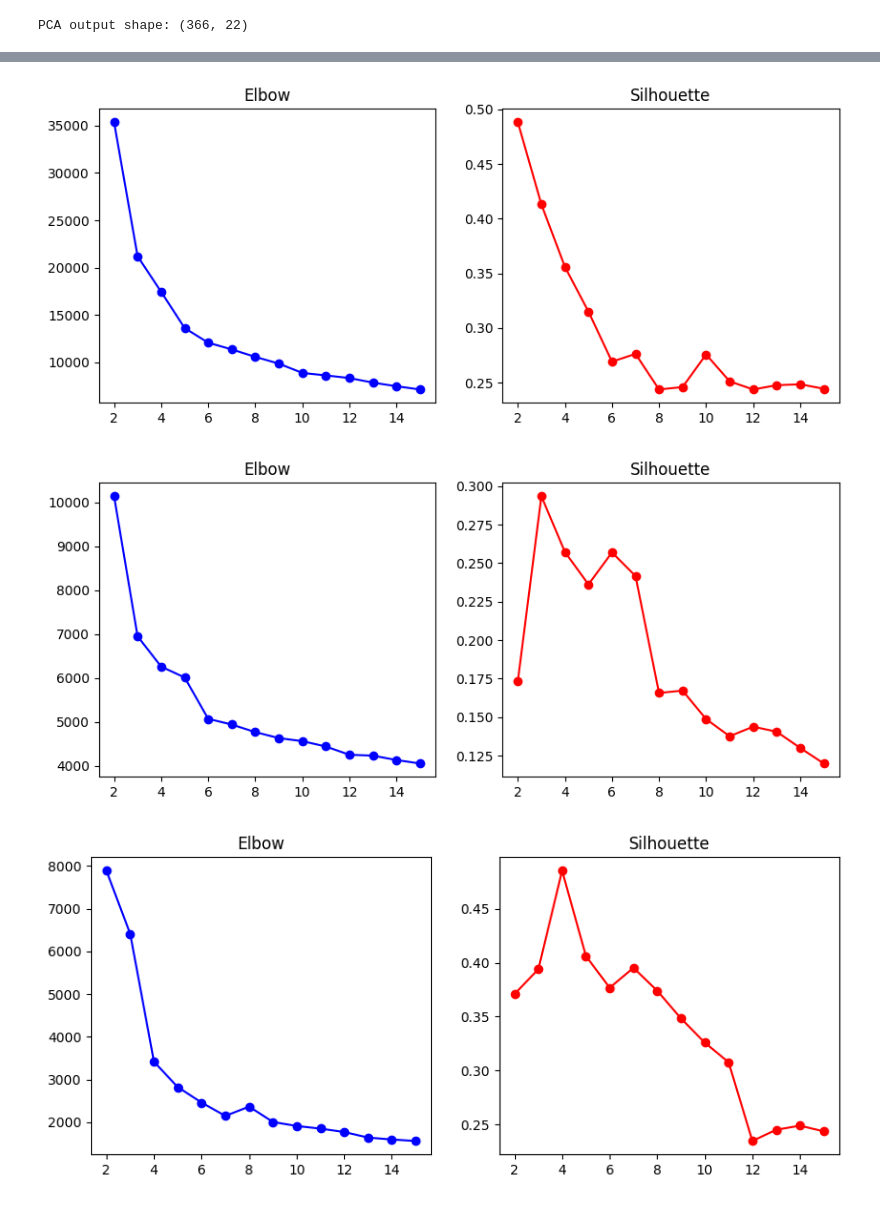
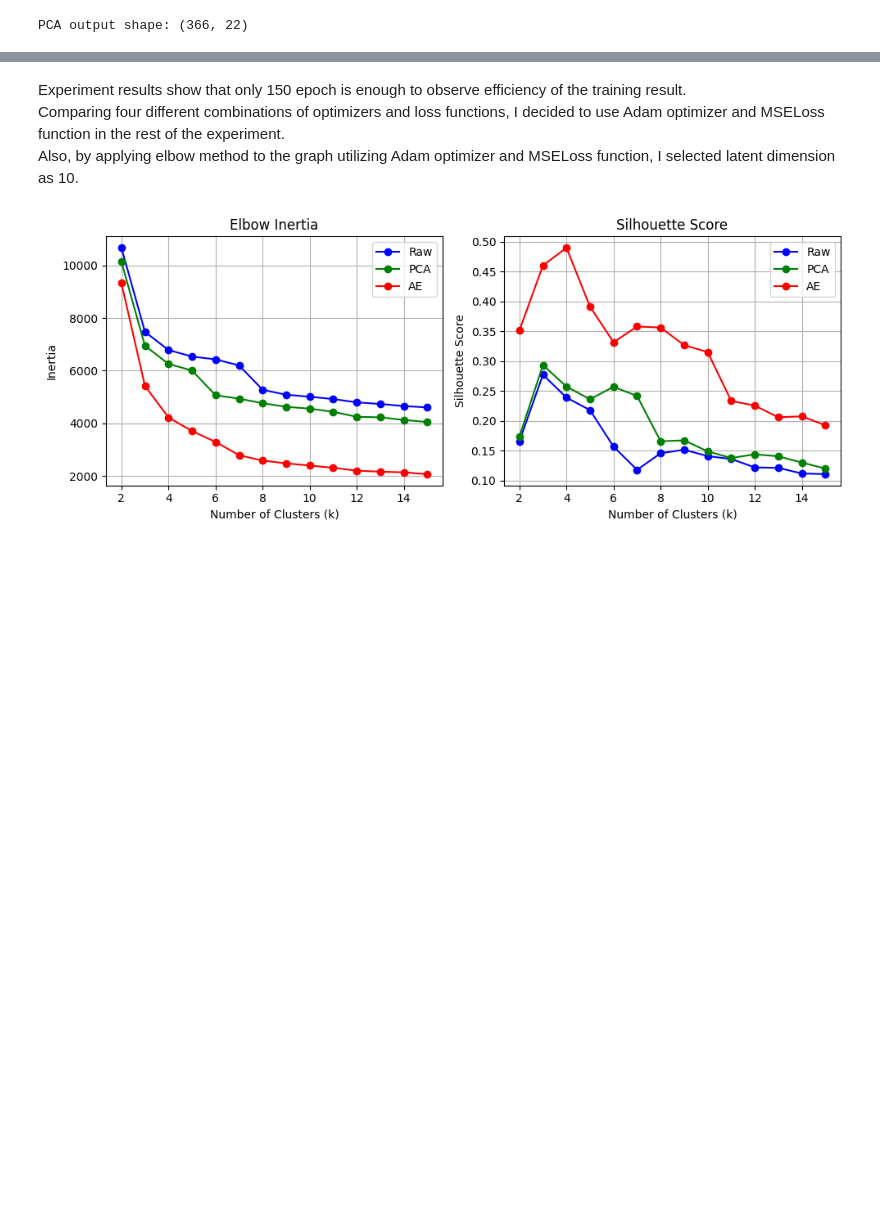
Before and after one commit to hanes1207/machine_learning_basics_and_practices, a Jupyter notebook: Assignment2/Task2.ipynb, the cells around one changed output, grey strips where cells are left out. Drawn from its saved outputs; the diff is of its cells as text; code cells hidden in the pictures; blank space fills up the shorter version.

```diff
--- a/Assignment2/Task2.ipynb
+++ b/Assignment2/Task2.ipynb
@@ -168,31 +184,57 @@ plt.show()
+# %% [markdown]
+Experiment results show that only 150 epoch is enough to observe efficiency of the training result.\
+Comparing four different combinations of optimizers and loss functions, I decided to use Adam optimizer and MSELoss function in the rest of the experiment.\
+Also, by applying elbow method to the graph utilizing Adam optimizer and MSELoss function, I selected latent dimension as 10.
 # %%
 # ---------- 4. Helper: k-Means Elbow & Silhouette ----------
-def elbow_silhouette_plot(X, k_range=range(2, 16)):
+def kmeans_elbow_silhouette_calculator(X, k_range=range(2, 16)):
     inertia, sil = [], []
     for k in k_range:
         # TODO: run KMeans, get inertia and Silhouette scores
         model = KMeans(n_clusters=k, random_state=42)
         labels = model.fit_predict(X)
         inertia.append(model.inertia_)
         sil.append(silhouette_score(X, labels))
 
-    fig, (ax1, ax2) = plt.subplots(1, 2, figsize=(10, 4))
-    ax1.plot(k_range, inertia, 'bo-')
-    ax1.set_title("Elbow")
+    return inertia, sil
 
-    ax2.plot(k_range, sil, 'ro-')
-    ax2.set_title("Silhouette")
+# From here, we calculate actual elbow inertia and silhouette score
+# for three different Xs: X_std(represent raw), X_pca, and X_ae
+# Notice that we used X_std rather than X_filled to represent raw data.
+k_range = range(2, 16)
 
-    plt.show()
-    # TODO: select best k by inspecting the plots
+X_ae, _ = train_ae(X_std, latent_dim=10, epochs=150, optimizer=optim.Adam, criterion=nn.MSELoss)
+Xs = [X_std, X_pca, X_ae]
+labels = ['Raw', 'PCA', 'AE']
+colors = ['b', 'g', 'r']
 
-run_kmeans_raw = elbow_silhouette_plot(X_filled)
-run_kmeans_pca = elbow_silhouette_plot(X_pca)
-run_kmeans_ae = elbow_silhouette_plot(train_ae(X_std, latent_dim=10, epochs=100)[0])
+results = {}
+for X, label in zip(Xs, labels):
+    inertia, sil = kmeans_elbow_silhouette_calculator(X, k_range)
+    results[label] = {'inertia': inertia, 'silhouette': sil}
+
+fig, (ax1, ax2) = plt.subplots(1, 2, figsize=(10, 4))
+
+for label, color in zip(labels, colors):
+    ax1.plot(k_range, results[label]['inertia'], marker='o', label=label, color=color)
+    ax2.plot(k_range, results[label]['silhouette'], marker='o', label=label, color=color)
+
+ax1.set_title("Elbow Inertia")
+ax1.set_xlabel("Number of Clusters (k)")
+ax1.set_ylabel("Inertia")
+ax1.grid(True)
+ax1.legend(loc='upper right')
+
+ax2.set_title("Silhouette Score")
+ax2.set_xlabel("Number of Clusters (k)")
+ax2.set_ylabel("Silhouette Score")
+ax2.grid(True)
+ax2.legend(loc='upper right')
+
+plt.tight_layout()
+plt.show()
 # %% [output]
-[figure, old version]
+[figure, new version]
-[figure, removed]
-[figure, removed]
 # %%
 # ---------- 5. Helper: Agglomerative Dendrogram ----------
 from scipy.cluster.hierarchy import linkage, dendrogram
```
Also changed, not shown: parts of 12 cells of this notebook.
